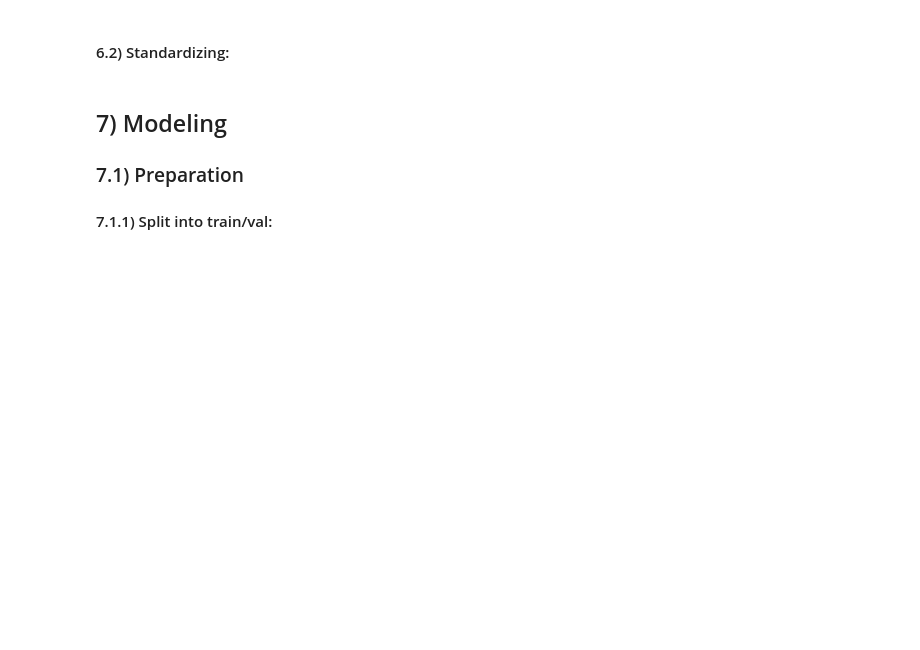
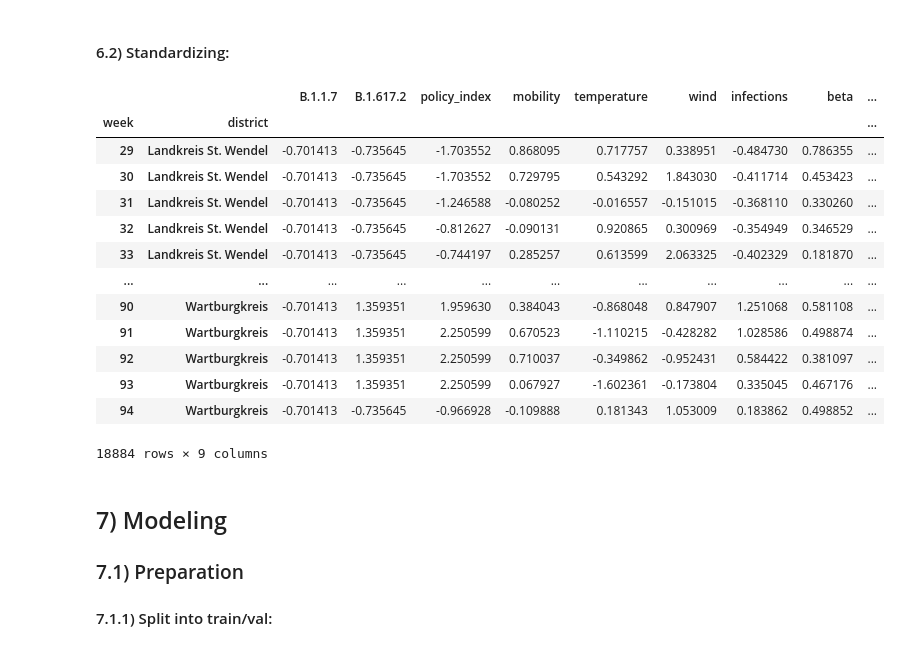
Before and after one commit to lukasheide/Covid-Forecasting-Tool, a Jupyter notebook: Backend/Modeling/Differential_Equation_Modeling/Machine_Learning_Layer_Lukas/beta_estimation.ipynb, the cells around one changed output. Drawn from its saved outputs; the diff is of its cells as text; code cells hidden in the pictures; blank space fills up the shorter version.

```diff
--- a/Backend/Modeling/Differential_Equation_Modeling/Machine_Learning_Layer_Lukas/beta_estimation.ipynb
+++ b/Backend/Modeling/Differential_Equation_Modeling/Machine_Learning_Layer_Lukas/beta_estimation.ipynb
@@ -162,16 +198,32 @@ df_v6_2_e = df_v6_2_d.drop(columns='0', axis=1)
 # %%
 # Standardize:
 scaler_obj = StandardScaler()
 
 # Split explanatory columns from beta:
 explanatory_cols = df_v6_2_e.drop(columns=['beta','beta_t_minus_1'], axis=1)
 beta_cols = df_v6_2_e[['beta','beta_t_minus_1']]
 
 # Apply scaling:
 scaled_explanatory_cols = pd.DataFrame(scaler_obj.fit_transform(explanatory_cols), index=explanatory_cols.index, columns=explanatory_cols.columns)
 
 # Merge both together again:
 df_v6_3 = pd.concat([scaled_explanatory_cols, beta_cols], axis=1)
+df_v6_3
+# %% [output]
+|  |  | B.1.1.7 | B.1.617.2 | policy_index | mobility | temperature | wind | infections | beta | ... |
+| week | district |  |  |  |  |  |  |  |  | ... |
+| 29 | Landkreis St. Wendel | -0.701413 | -0.735645 | -1.703552 | 0.868095 | 0.717757 | 0.338951 | -0.484730 | 0.786355 | ... |
+| 30 | Landkreis St. Wendel | -0.701413 | -0.735645 | -1.703552 | 0.729795 | 0.543292 | 1.843030 | -0.411714 | 0.453423 | ... |
+| 31 | Landkreis St. Wendel | -0.701413 | -0.735645 | -1.246588 | -0.080252 | -0.016557 | -0.151015 | -0.368110 | 0.330260 | ... |
+| 32 | Landkreis St. Wendel | -0.701413 | -0.735645 | -0.812627 | -0.090131 | 0.920865 | 0.300969 | -0.354949 | 0.346529 | ... |
+| 33 | Landkreis St. Wendel | -0.701413 | -0.735645 | -0.744197 | 0.285257 | 0.613599 | 2.063325 | -0.402329 | 0.181870 | ... |
+| ... | ... | ... | ... | ... | ... | ... | ... | ... | ... | ... |
+| 90 | Wartburgkreis | -0.701413 | 1.359351 | 1.959630 | 0.384043 | -0.868048 | 0.847907 | 1.251068 | 0.581108 | ... |
+| 91 | Wartburgkreis | -0.701413 | 1.359351 | 2.250599 | 0.670523 | -1.110215 | -0.428282 | 1.028586 | 0.498874 | ... |
+| 92 | Wartburgkreis | -0.701413 | 1.359351 | 2.250599 | 0.710037 | -0.349862 | -0.952431 | 0.584422 | 0.381097 | ... |
+| 93 | Wartburgkreis | -0.701413 | 1.359351 | 2.250599 | 0.067927 | -1.602361 | -0.173804 | 0.335045 | 0.467176 | ... |
+| 94 | Wartburgkreis | -0.701413 | -0.735645 | -0.966928 | -0.109888 | 0.181343 | 1.053009 | 0.183862 | 0.498852 | ... |
+18884 rows × 9 columns
 # %% [markdown]
 ## 7) Modeling
 ### 7.1) Preparation
```
Also changed, not shown: parts of 8 cells of this notebook.
